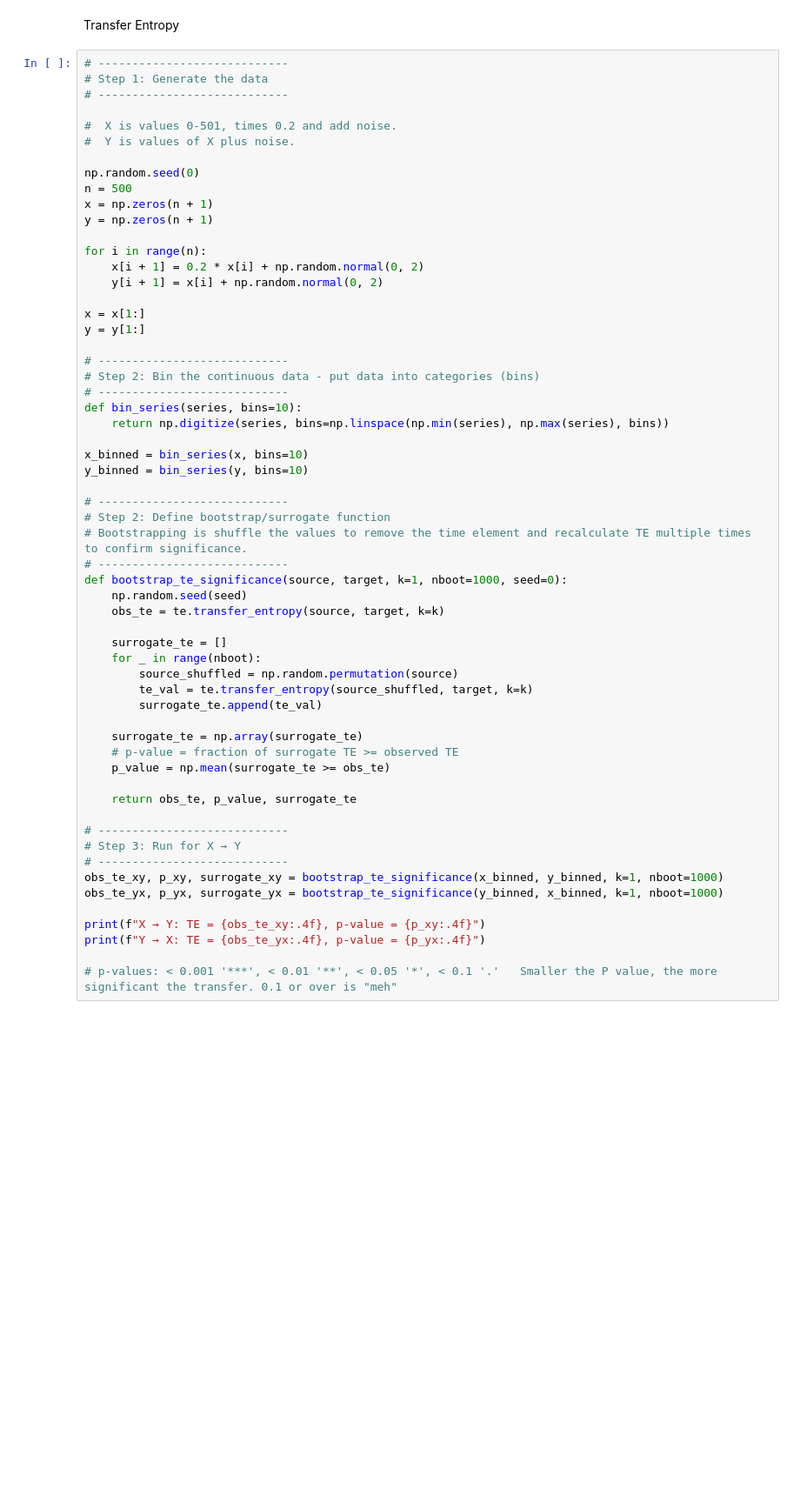
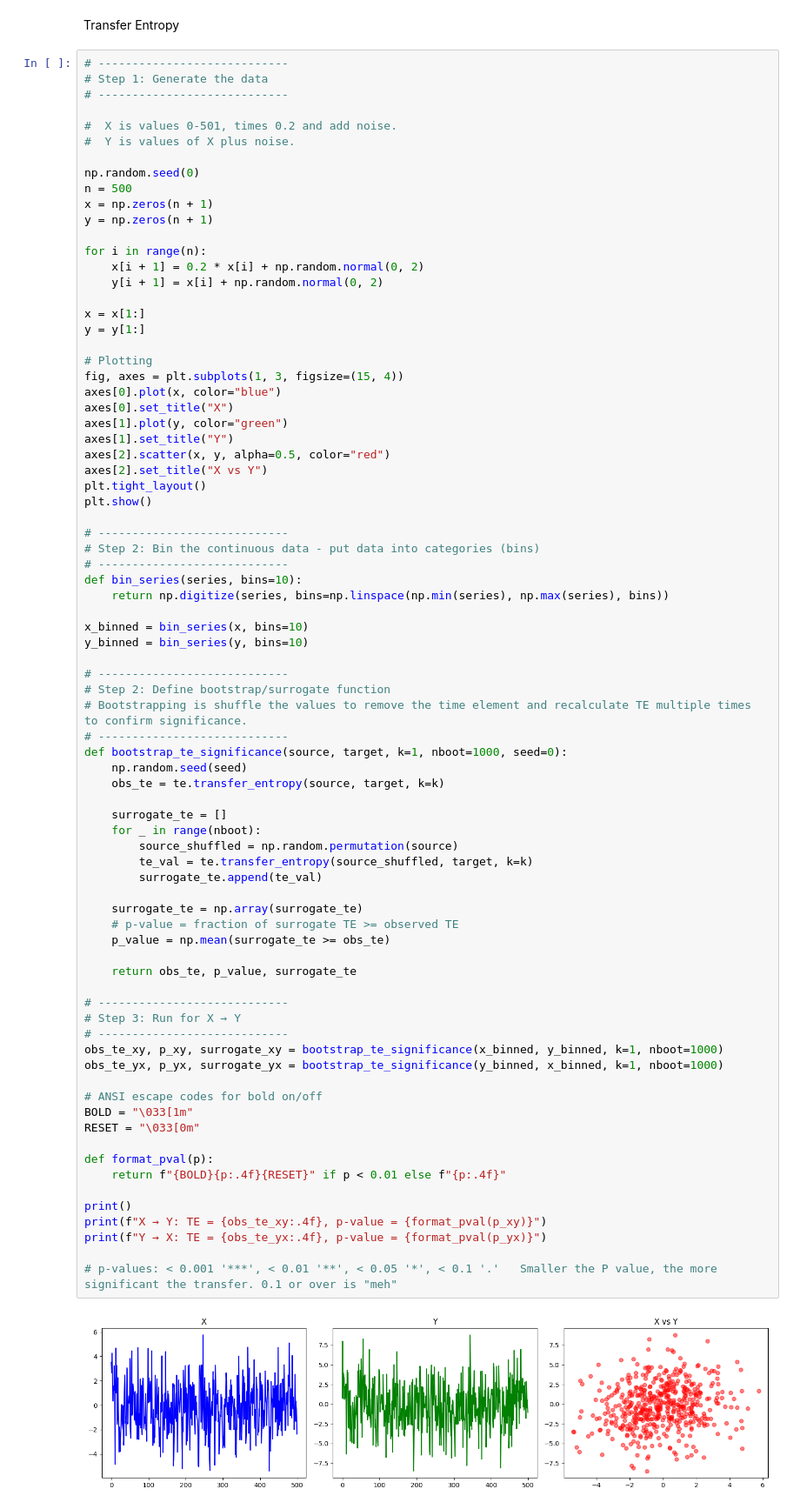
Before and after one commit to Cromana22/Google-Colab-Examples, a Jupyter notebook: Advanced-Investigations.ipynb, the cells around one changed output. Shown: that part at 87% size. Cells and saved outputs as stored; diff of their text form; blank space fills up the shorter version.

```diff
--- a/Advanced-Investigations.ipynb
+++ b/Advanced-Investigations.ipynb
@@ -228,6 +228,17 @@ for i in range(n):
 
 x = x[1:]
 y = y[1:]
+
+# Plotting
+fig, axes = plt.subplots(1, 3, figsize=(15, 4))
+axes[0].plot(x, color="blue")
+axes[0].set_title("X")
+axes[1].plot(y, color="green")
+axes[1].set_title("Y")
+axes[2].scatter(x, y, alpha=0.5, color="red")
+axes[2].set_title("X vs Y")
+plt.tight_layout()
+plt.show()
 
 # ----------------------------
 # Step 2: Bin the continuous data - put data into categories (bins)
@@ -240,35 +251,44 @@ y_binned = bin_series(y, bins=10)
 
 # ----------------------------
 # Step 2: Define bootstrap/surrogate function
 # Bootstrapping is shuffle the values to remove the time element and recalculate TE multiple times to confirm significance.
 # ----------------------------
 def bootstrap_te_significance(source, target, k=1, nboot=1000, seed=0):
     np.random.seed(seed)
     obs_te = te.transfer_entropy(source, target, k=k)
 
     surrogate_te = []
     for _ in range(nboot):
         source_shuffled = np.random.permutation(source)
         te_val = te.transfer_entropy(source_shuffled, target, k=k)
         surrogate_te.append(te_val)
 
     surrogate_te = np.array(surrogate_te)
     # p-value = fraction of surrogate TE >= observed TE
     p_value = np.mean(surrogate_te >= obs_te)
 
     return obs_te, p_value, surrogate_te
 
 # ----------------------------
 # Step 3: Run for X → Y
 # ----------------------------
 obs_te_xy, p_xy, surrogate_xy = bootstrap_te_significance(x_binned, y_binned, k=1, nboot=1000)
 obs_te_yx, p_yx, surrogate_yx = bootstrap_te_significance(y_binned, x_binned, k=1, nboot=1000)
 
-print(f"X → Y: TE = {obs_te_xy:.4f}, p-value = {p_xy:.4f}")
-print(f"Y → X: TE = {obs_te_yx:.4f}, p-value = {p_yx:.4f}")
+# ANSI escape codes for bold on/off
+BOLD = "\033[1m"
+RESET = "\033[0m"
+
+def format_pval(p):
+    return f"{BOLD}{p:.4f}{RESET}" if p < 0.01 else f"{p:.4f}"
+
+print()
+print(f"X → Y: TE = {obs_te_xy:.4f}, p-value = {format_pval(p_xy)}")
+print(f"Y → X: TE = {obs_te_yx:.4f}, p-value = {format_pval(p_yx)}")
 
 # p-values: < 0.001 '***', < 0.01 '**', < 0.05 '*', < 0.1 '.'   Smaller the P value, the more significant the transfer. 0.1 or over is "meh"
 # %% [output]
+[figure, added]
 X → Y: TE = 0.7263, p-value = 0.0000
 Y → X: TE = 0.4824, p-value = 0.4780
 # %%
```
